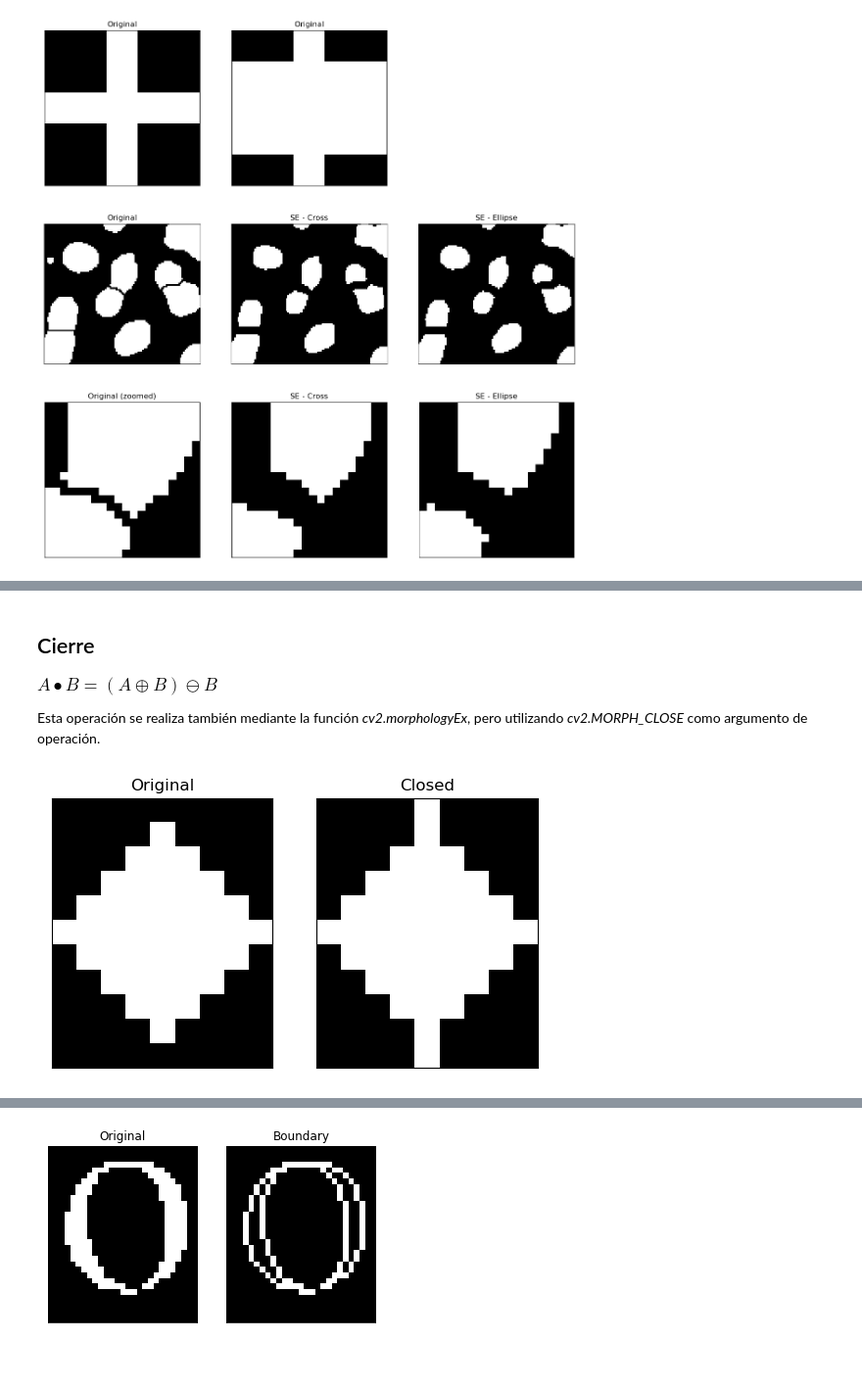
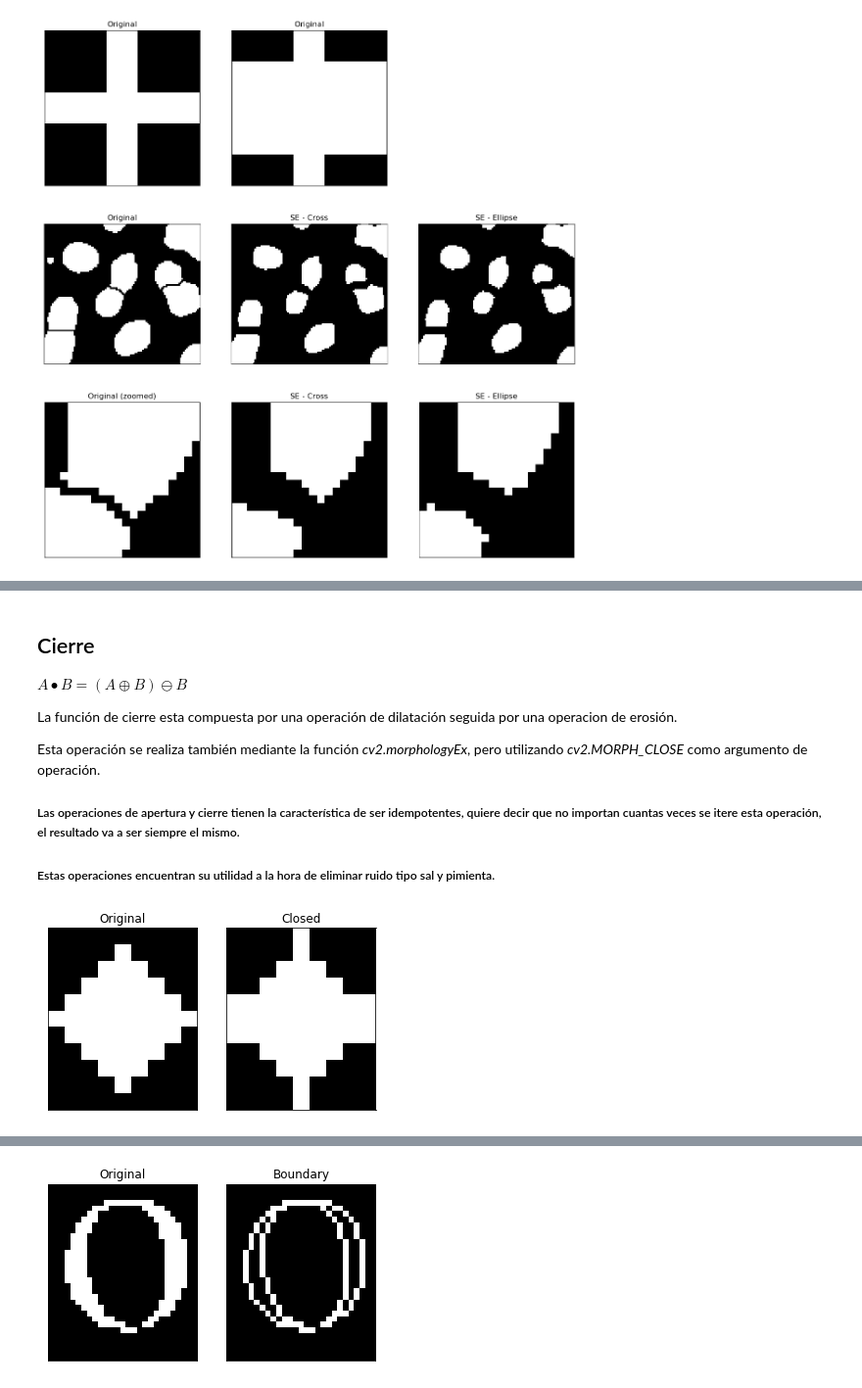
Before and after one commit to lfgutierrezg/TIA2023, a Jupyter notebook: T3_Morfologia_Matematica/Morfologia_Matematica_Ejercicios_Taller.ipynb, the cells around one changed output, grey strips where cells are left out. Shown at 98% size. Drawn from its saved outputs; the diff is of its cells as text; code cells hidden in the pictures; blank space fills up the shorter version.

```diff
--- a/T3_Morfologia_Matematica/Morfologia_Matematica_Ejercicios_Taller.ipynb
+++ b/T3_Morfologia_Matematica/Morfologia_Matematica_Ejercicios_Taller.ipynb
@@ -203,20 +219,24 @@ plt.show()
 # %% [markdown]
 <h2>Cierre</h2>
-<p style='font-size:120%'>$A\bullet B = (A\oplus B)\ominus B$</p>
+
+$A\bullet B = (A\oplus B)\ominus B$
+<p>La función de cierre esta compuesta por una operación de dilatación seguida por una operacion de erosión.</p>
 <p>Esta operación se realiza también mediante la función <i>cv2.morphologyEx</i>, pero utilizando <i>cv2.MORPH_CLOSE</i> como argumento de operación.</p>
+<h5>Las operaciones de apertura y cierre tienen la característica de ser idempotentes, quiere decir que no importan cuantas veces se itere esta operación, el resultado va a ser siempre el mismo.</h5>
+<h5>Estas operaciones encuentran su utilidad a la hora de eliminar ruido tipo sal y pimienta.</h5>
 # %%
 #Closing
 #se = np.asarray([[1,1,1],[1,1,1]],np.uint8)
-se = cv2.getStructuringElement(cv2.MORPH_ELLIPSE, (1,3))
+se = cv2.getStructuringElement(cv2.MORPH_RECT, (3,3))
 img_cl = cv2.morphologyEx(img,cv2.MORPH_CLOSE,se)
 img_cl = cv2.morphologyEx(img_cl,cv2.MORPH_CLOSE,se)
 
 #Plot
 plt.subplot(121),plt.title('Original'),plt.imshow(img,cmap='gray'),plt.xticks([]),plt.yticks([])
 plt.subplot(122),plt.title('Closed'),plt.imshow(img_cl,cmap='gray'),plt.xticks([]),plt.yticks([])
 plt.show()
 # %% [output]
-[figure, old version]
+[figure, new version]
 # %% [markdown]
 <h2>Transformada Hit-or-Miss</h2>
 
```
Also changed, not shown: parts of 16 cells of this notebook, 3 other files.
